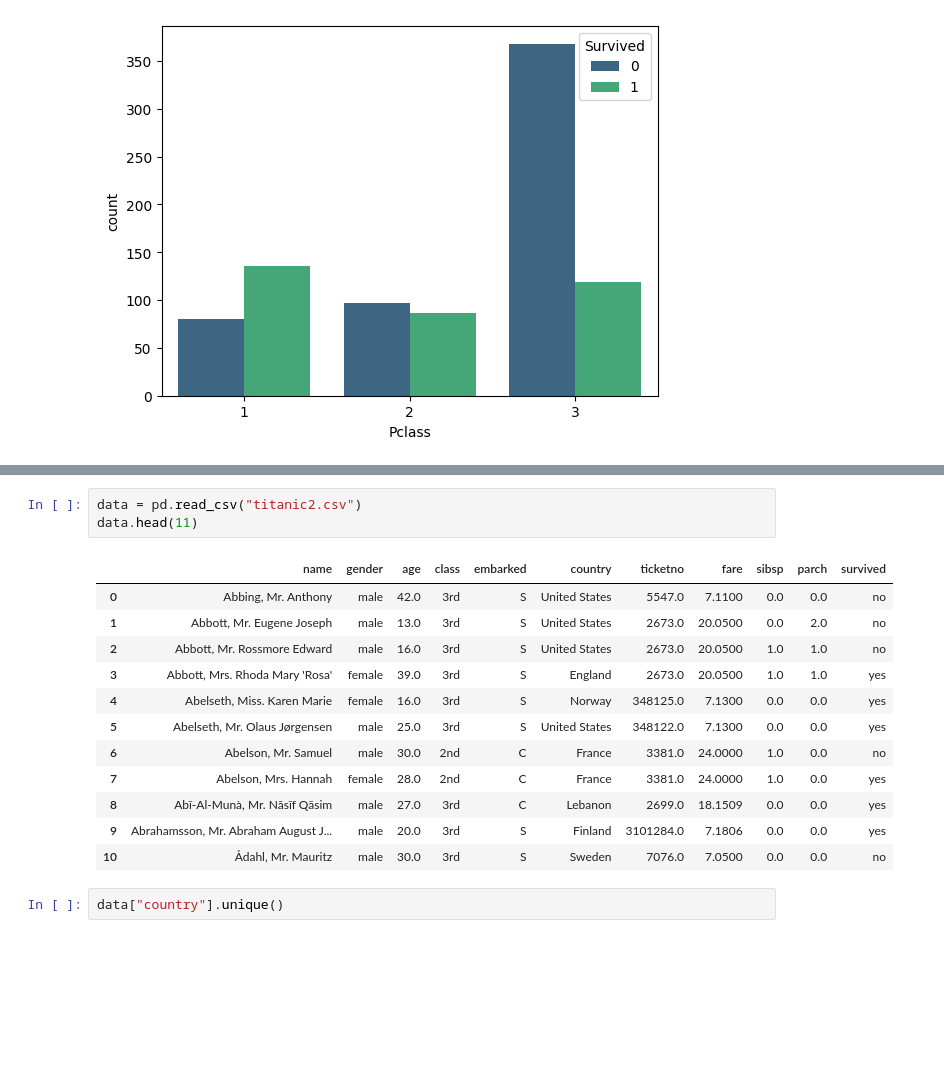
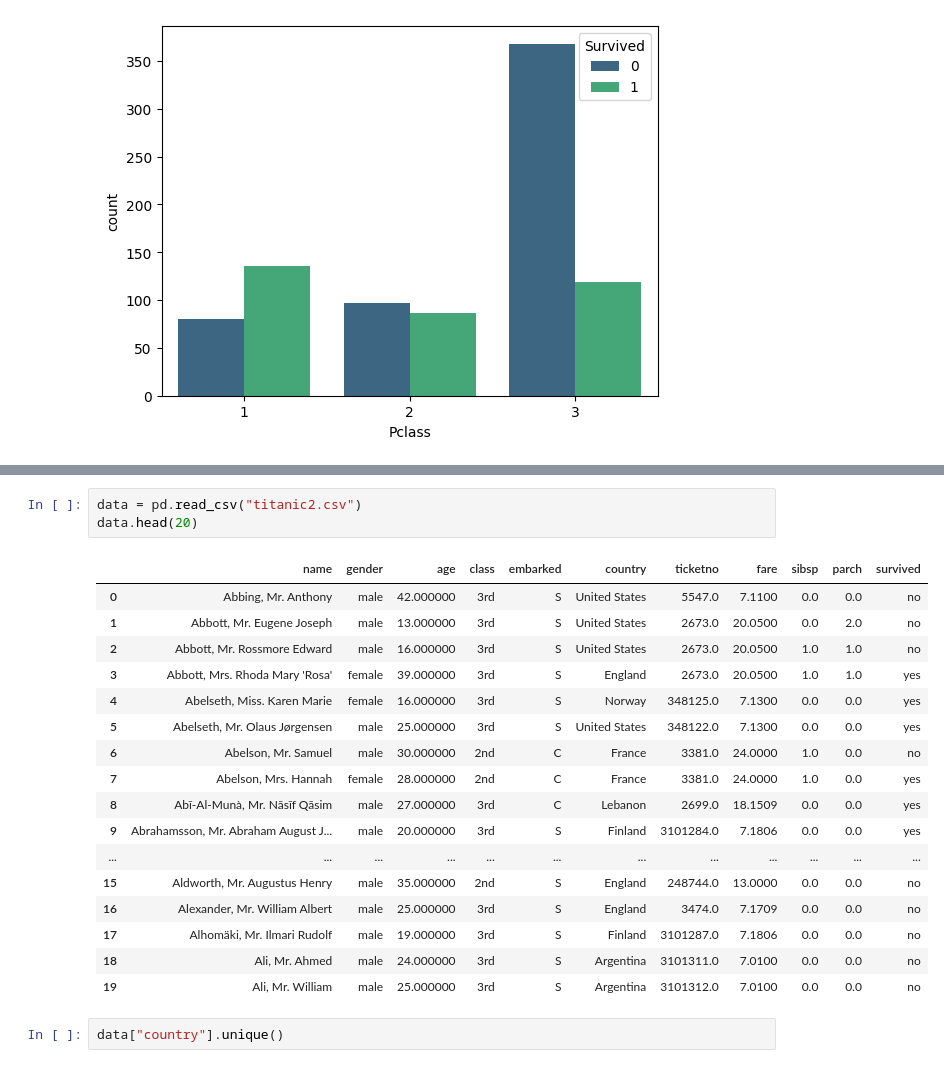
Before and after one commit to JanaEsther/PythonProDataScience, a Jupyter notebook: 01/data/test1.ipynb, the cells around one changed output, grey strips where cells are left out. Cells and saved outputs as stored; diff of their text form; blank space fills up the shorter version.

```diff
--- a/01/data/test1.ipynb
+++ b/01/data/test1.ipynb
@@ -128,19 +135,24 @@ sns.histplot(data=data, x='Age', hue='Survived',palette='viridis', multiple='sta
 # %%
 data = pd.read_csv("titanic2.csv")
-data.head(11)
+data.head(20)
 # %% [output]
 |  | name | gender | age | class | embarked | country | ticketno | fare | sibsp | parch | survived |
-| 0 | Abbing, Mr. Anthony | male | 42.0 | 3rd | S | United States | 5547.0 | 7.1100 | 0.0 | 0.0 | no |
-| 1 | Abbott, Mr. Eugene Joseph | male | 13.0 | 3rd | S | United States | 2673.0 | 20.0500 | 0.0 | 2.0 | no |
-| 2 | Abbott, Mr. Rossmore Edward | male | 16.0 | 3rd | S | United States | 2673.0 | 20.0500 | 1.0 | 1.0 | no |
-| 3 | Abbott, Mrs. Rhoda Mary 'Rosa' | female | 39.0 | 3rd | S | England | 2673.0 | 20.0500 | 1.0 | 1.0 | yes |
-| 4 | Abelseth, Miss. Karen Marie | female | 16.0 | 3rd | S | Norway | 348125.0 | 7.1300 | 0.0 | 0.0 | yes |
-| 5 | Abelseth, Mr. Olaus Jørgensen | male | 25.0 | 3rd | S | United States | 348122.0 | 7.1300 | 0.0 | 0.0 | yes |
-| 6 | Abelson, Mr. Samuel | male | 30.0 | 2nd | C | France | 3381.0 | 24.0000 | 1.0 | 0.0 | no |
-| 7 | Abelson, Mrs. Hannah | female | 28.0 | 2nd | C | France | 3381.0 | 24.0000 | 1.0 | 0.0 | yes |
-| 8 | Abī-Al-Munà, Mr. Nāsīf Qāsim | male | 27.0 | 3rd | C | Lebanon | 2699.0 | 18.1509 | 0.0 | 0.0 | yes |
-| 9 | Abrahamsson, Mr. Abraham August J... | male | 20.0 | 3rd | S | Finland | 3101284.0 | 7.1806 | 0.0 | 0.0 | yes |
-| 10 | Ådahl, Mr. Mauritz | male | 30.0 | 3rd | S | Sweden | 7076.0 | 7.0500 | 0.0 | 0.0 | no |
+| 0 | Abbing, Mr. Anthony | male | 42.000000 | 3rd | S | United States | 5547.0 | 7.1100 | 0.0 | 0.0 | no |
+| 1 | Abbott, Mr. Eugene Joseph | male | 13.000000 | 3rd | S | United States | 2673.0 | 20.0500 | 0.0 | 2.0 | no |
+| 2 | Abbott, Mr. Rossmore Edward | male | 16.000000 | 3rd | S | United States | 2673.0 | 20.0500 | 1.0 | 1.0 | no |
+| 3 | Abbott, Mrs. Rhoda Mary 'Rosa' | female | 39.000000 | 3rd | S | England | 2673.0 | 20.0500 | 1.0 | 1.0 | yes |
+| 4 | Abelseth, Miss. Karen Marie | female | 16.000000 | 3rd | S | Norway | 348125.0 | 7.1300 | 0.0 | 0.0 | yes |
+| 5 | Abelseth, Mr. Olaus Jørgensen | male | 25.000000 | 3rd | S | United States | 348122.0 | 7.1300 | 0.0 | 0.0 | yes |
+| 6 | Abelson, Mr. Samuel | male | 30.000000 | 2nd | C | France | 3381.0 | 24.0000 | 1.0 | 0.0 | no |
+| 7 | Abelson, Mrs. Hannah | female | 28.000000 | 2nd | C | France | 3381.0 | 24.0000 | 1.0 | 0.0 | yes |
+| 8 | Abī-Al-Munà, Mr. Nāsīf Qāsim | male | 27.000000 | 3rd | C | Lebanon | 2699.0 | 18.1509 | 0.0 | 0.0 | yes |
+| 9 | Abrahamsson, Mr. Abraham August J... | male | 20.000000 | 3rd | S | Finland | 3101284.0 | 7.1806 | 0.0 | 0.0 | yes |
+| ... | ... | ... | ... | ... | ... | ... | ... | ... | ... | ... | ... |
+| 15 | Aldworth, Mr. Augustus Henry | male | 35.000000 | 2nd | S | England | 248744.0 | 13.0000 | 0.0 | 0.0 | no |
+| 16 | Alexander, Mr. William Albert | male | 25.000000 | 3rd | S | England | 3474.0 | 7.1709 | 0.0 | 0.0 | no |
+| 17 | Alhomäki, Mr. Ilmari Rudolf | male | 19.000000 | 3rd | S | Finland | 3101287.0 | 7.1806 | 0.0 | 0.0 | no |
+| 18 | Ali, Mr. Ahmed | male | 24.000000 | 3rd | S | Argentina | 3101311.0 | 7.0100 | 0.0 | 0.0 | no |
+| 19 | Ali, Mr. William | male | 25.000000 | 3rd | S | Argentina | 3101312.0 | 7.0100 | 0.0 | 0.0 | no |
 # %%
 data["country"].unique()
 # %% [output]
```
Also changed, not shown: parts of 2 cells of this notebook, 2 other files.
